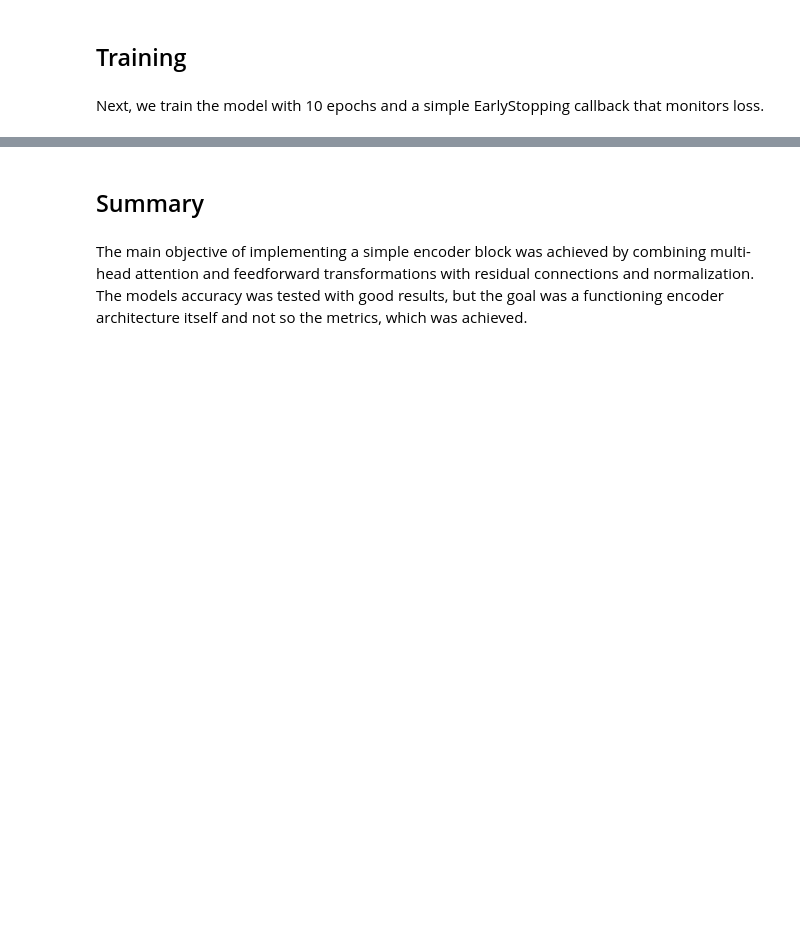
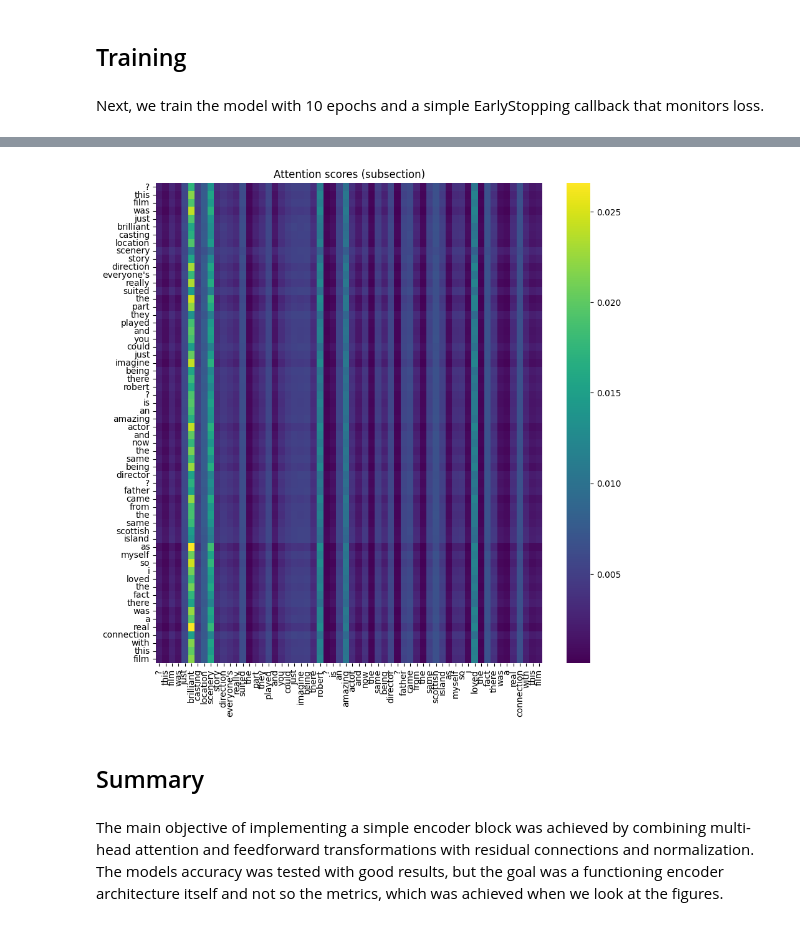
Before and after one commit to TonyKarlin/Neural_Networks_Assignments, a Jupyter notebook: Assignments/Assignment_05.ipynb, the cells around one changed output, grey strips where cells are left out. Saved outputs shown, nothing was run; the diff lists cells and outputs as text; code cells hidden in the pictures; blank space fills up the shorter version.

```diff
--- a/Assignments/Assignment_05.ipynb
+++ b/Assignments/Assignment_05.ipynb
@@ -168,4 +206,18 @@ Test accuracy = 0.8408
+# %%
+sub_length = 60  # Adjust the length of the subsection as needed
+sub_scores = attention_scores[:sub_length, :sub_length]
+
+# Plot the attention scores for the subsection
+plt.figure(figsize=(10, 10))
+sns.heatmap(sub_scores,
+            cmap='viridis',
+            xticklabels=[idx_to_wrd.get(i-3, '?') for i in sample_input[0][:sub_length]],
+            yticklabels=[idx_to_wrd.get(i-3, '?') for i in sample_input[0][:sub_length]])
+plt.title('Attention scores (subsection)')
+plt.show()
+# %% [output]
+[figure, added]
 # %% [markdown]
 ## Summary
 # %% [markdown]
-The main objective of implementing a simple encoder block was achieved by combining multi-head attention and feedforward transformations with residual connections and normalization. The models accuracy was tested with good results, but the goal was a functioning encoder architecture itself and not so the metrics, which was achieved.
+The main objective of implementing a simple encoder block was achieved by combining multi-head attention and feedforward transformations with residual connections and normalization. The models accuracy was tested with good results, but the goal was a functioning encoder architecture itself and not so the metrics, which was achieved when we look at the figures.
```
Also changed, not shown: parts of 6 cells of this notebook.
